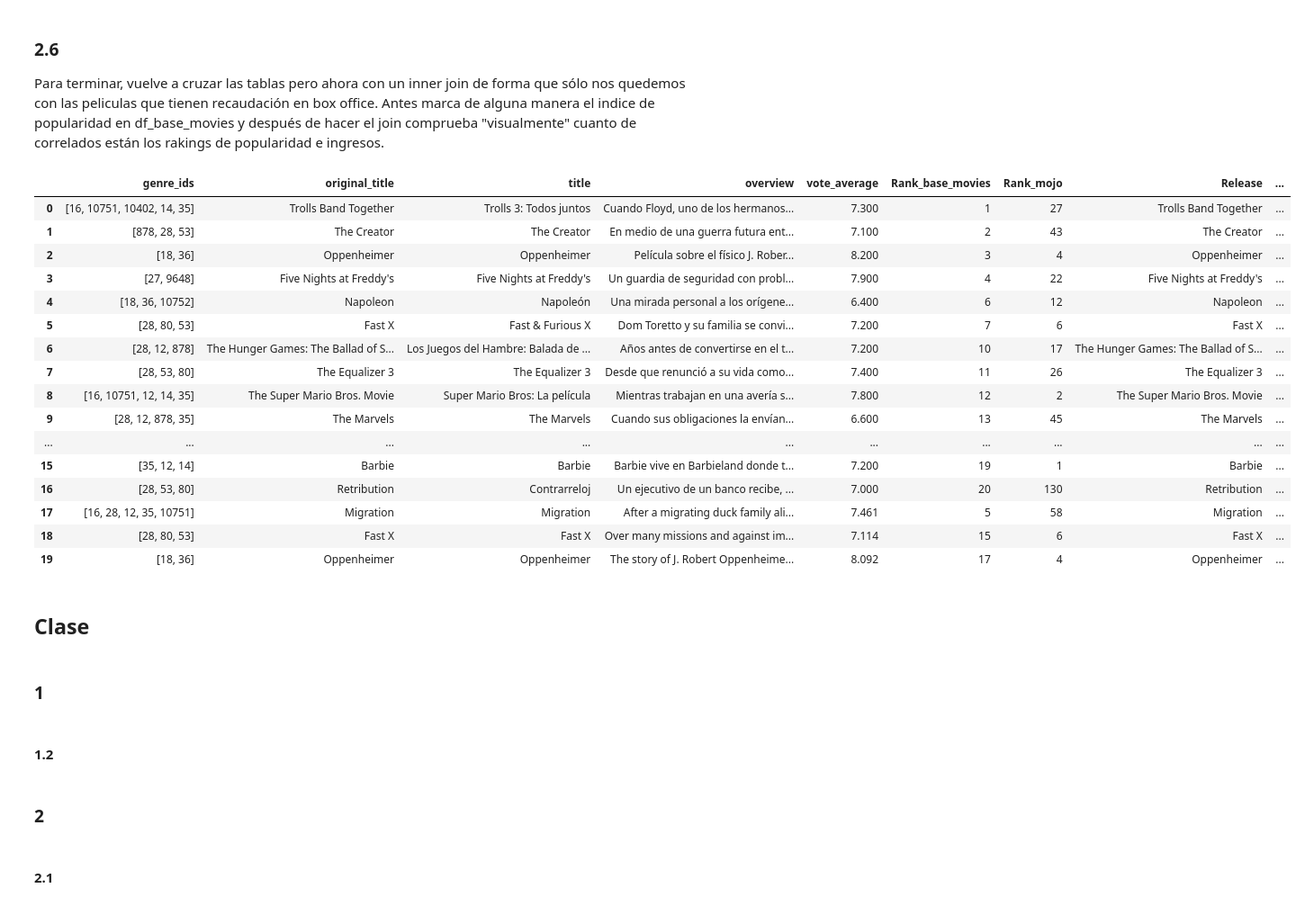
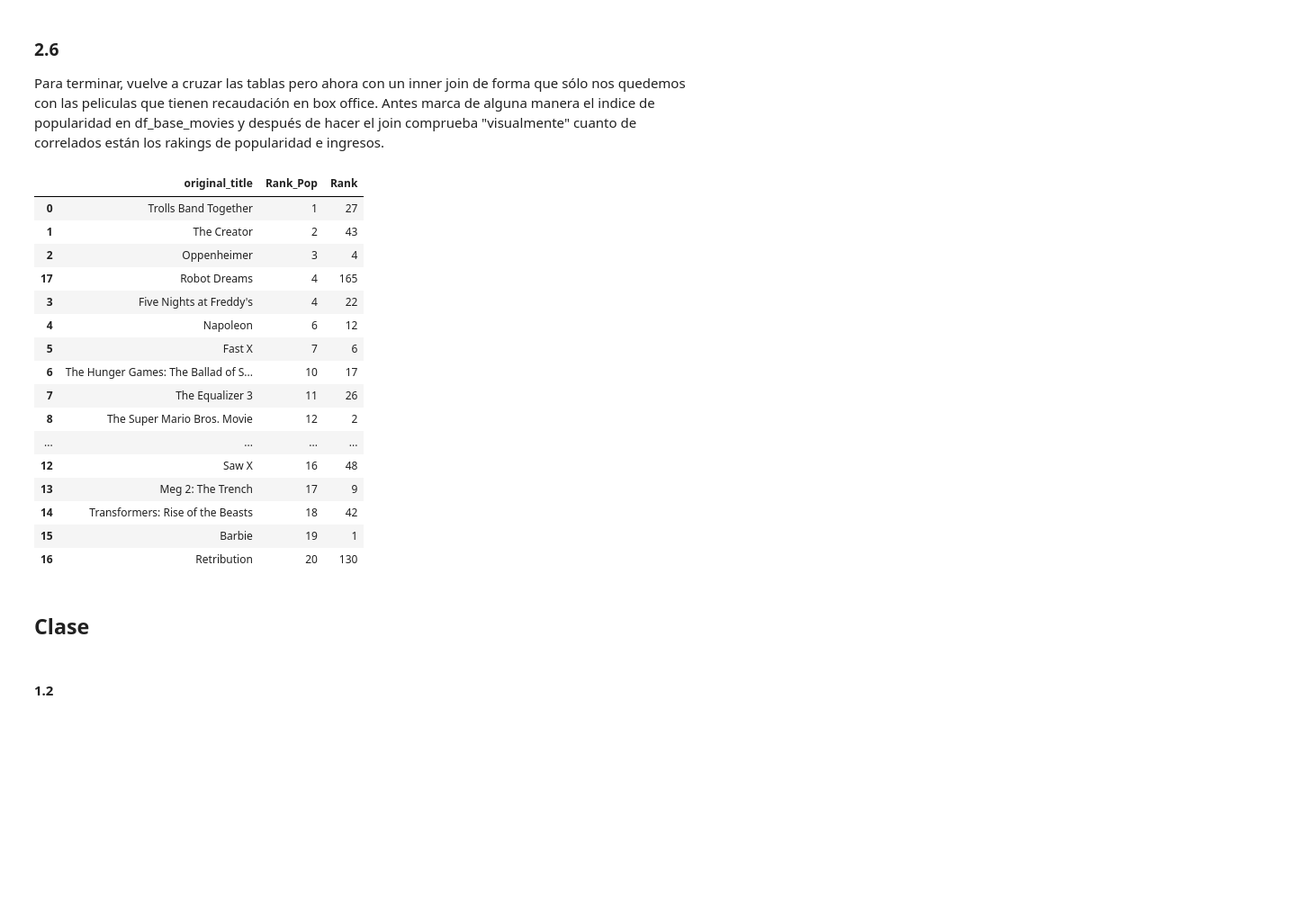
Before and after one commit to mardelmir/ONLINE_DS_THEBRIDGE_mardelmir, a Jupyter notebook: 03_Analisis_de_Datos/Sprint_06/Unidad_02/Challenge/18_Practica_Obligatoria_Scraping_API.ipynb, the cells around one changed output. Shown at 90% size. Cells and saved outputs as stored; diff of their text form; code cells hidden in the pictures; blank space fills up the shorter version.

```diff
--- a/03_Analisis_de_Datos/Sprint_06/Unidad_02/Challenge/18_Practica_Obligatoria_Scraping_API.ipynb
+++ b/03_Analisis_de_Datos/Sprint_06/Unidad_02/Challenge/18_Practica_Obligatoria_Scraping_API.ipynb
@@ -276,0 +254,9 @@ Reason: OK
+# %%
+# Con params no me hace bien la búsqueda, no se por qué. Con una query sale sin problemas
+# response_spain = requests.request('GET', url_spain, params = params)
+querystring = f'?year=2023&with_origin_country=ES&sort_by=popularity.desc&api_key={api_key}&language=es-ES'
+url_spain = base_url + discover_ep + querystring
+response_spain = requests.get(url_spain)
+
+print('Status:', response_spain.status_code)
+print('Reason:', response_spain.reason)
@@ -513,35 +529,31 @@ Para terminar, vuelve a cruzar las tablas pero ahora con un inner join de forma
 # %%
 df_copy = df_base_movies.copy()
 rank_value = list(range(1,21))+ list(range(1,21))
-df_copy['Rank'] = rank_value
+df_copy['Rank_Pop'] = rank_value
 df_mojo_copy = df_mojo.reset_index('Rank').copy()
+
 df_inner = df_copy.merge(df_mojo_copy, how = 'inner', left_on = 'original_title', right_on = 'Release', suffixes = ('_base_movies', '_mojo'))
-df_inner
+df_inner.sort_values('Rank_Pop', inplace = True)
+df_inner[['original_title', 'Rank_Pop', 'Rank']]
 # %% [output]
-|  | genre_ids | original_title | title | overview | vote_average | Rank_base_movies | Rank_mojo | Release | ... |
-| 0 | [16, 10751, 10402, 14, 35] | Trolls Band Together | Trolls 3: Todos juntos | Cuando Floyd, uno de los hermanos... | 7.300 | 1 | 27 | Trolls Band Together | ... |
-| 1 | [878, 28, 53] | The Creator | The Creator | En medio de una guerra futura ent... | 7.100 | 2 | 43 | The Creator | ... |
-| 2 | [18, 36] | Oppenheimer | Oppenheimer | Película sobre el físico J. Rober... | 8.200 | 3 | 4 | Oppenheimer | ... |
-| 3 | [27, 9648] | Five Nights at Freddy's | Five Nights at Freddy's | Un guardia de seguridad con probl... | 7.900 | 4 | 22 | Five Nights at Freddy's | ... |
-| 4 | [18, 36, 10752] | Napoleon | Napoleón | Una mirada personal a los orígene... | 6.400 | 6 | 12 | Napoleon | ... |
-| 5 | [28, 80, 53] | Fast X | Fast & Furious X | Dom Toretto y su familia se convi... | 7.200 | 7 | 6 | Fast X | ... |
-| 6 | [28, 12, 878] | The Hunger Games: The Ballad of S... | Los Juegos del Hambre: Balada de ... | Años antes de convertirse en el t... | 7.200 | 10 | 17 | The Hunger Games: The Ballad of S... | ... |
-| 7 | [28, 53, 80] | The Equalizer 3 | The Equalizer 3 | Desde que renunció a su vida como... | 7.400 | 11 | 26 | The Equalizer 3 | ... |
-| 8 | [16, 10751, 12, 14, 35] | The Super Mario Bros. Movie | Super Mario Bros: La película | Mientras trabajan en una avería s... | 7.800 | 12 | 2 | The Super Mario Bros. Movie | ... |
-| 9 | [28, 12, 878, 35] | The Marvels | The Marvels | Cuando sus obligaciones la envían... | 6.600 | 13 | 45 | The Marvels | ... |
-| ... | ... | ... | ... | ... | ... | ... | ... | ... | ... |
-| 15 | [35, 12, 14] | Barbie | Barbie | Barbie vive en Barbieland donde t... | 7.200 | 19 | 1 | Barbie | ... |
-| 16 | [28, 53, 80] | Retribution | Contrarreloj | Un ejecutivo de un banco recibe, ... | 7.000 | 20 | 130 | Retribution | ... |
-| 17 | [16, 28, 12, 35, 10751] | Migration | Migration | After a migrating duck family ali... | 7.461 | 5 | 58 | Migration | ... |
-| 18 | [28, 80, 53] | Fast X | Fast X | Over many missions and against im... | 7.114 | 15 | 6 | Fast X | ... |
-| 19 | [18, 36] | Oppenheimer | Oppenheimer | The story of J. Robert Oppenheime... | 8.092 | 17 | 4 | Oppenheimer | ... |
+|  | original_title | Rank_Pop | Rank |
+| 0 | Trolls Band Together | 1 | 27 |
+| 1 | The Creator | 2 | 43 |
+| 2 | Oppenheimer | 3 | 4 |
+| 17 | Robot Dreams | 4 | 165 |
+| 3 | Five Nights at Freddy's | 4 | 22 |
+| 4 | Napoleon | 6 | 12 |
+| 5 | Fast X | 7 | 6 |
+| 6 | The Hunger Games: The Ballad of S... | 10 | 17 |
+| 7 | The Equalizer 3 | 11 | 26 |
+| 8 | The Super Mario Bros. Movie | 12 | 2 |
+| ... | ... | ... | ... |
+| 12 | Saw X | 16 | 48 |
+| 13 | Meg 2: The Trench | 17 | 9 |
+| 14 | Transformers: Rise of the Beasts | 18 | 42 |
+| 15 | Barbie | 19 | 1 |
+| 16 | Retribution | 20 | 130 |
 # %% [markdown]
 ## Clase
-# %% [markdown]
-### 1
 # %% [markdown]
 #### 1.2
-# %% [markdown]
-### 2
-# %% [markdown]
-#### 2.1
```
Also changed, not shown: parts of 16 cells of this notebook.
